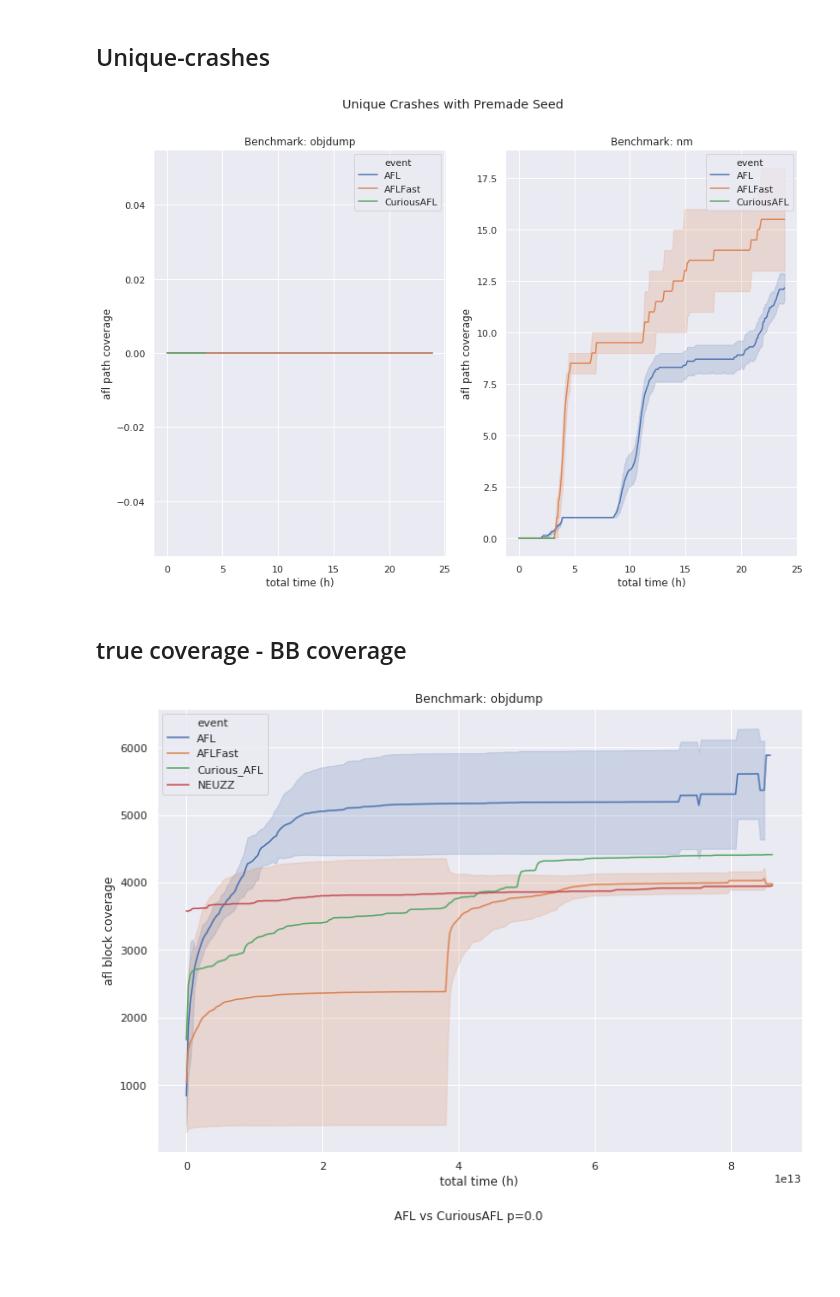
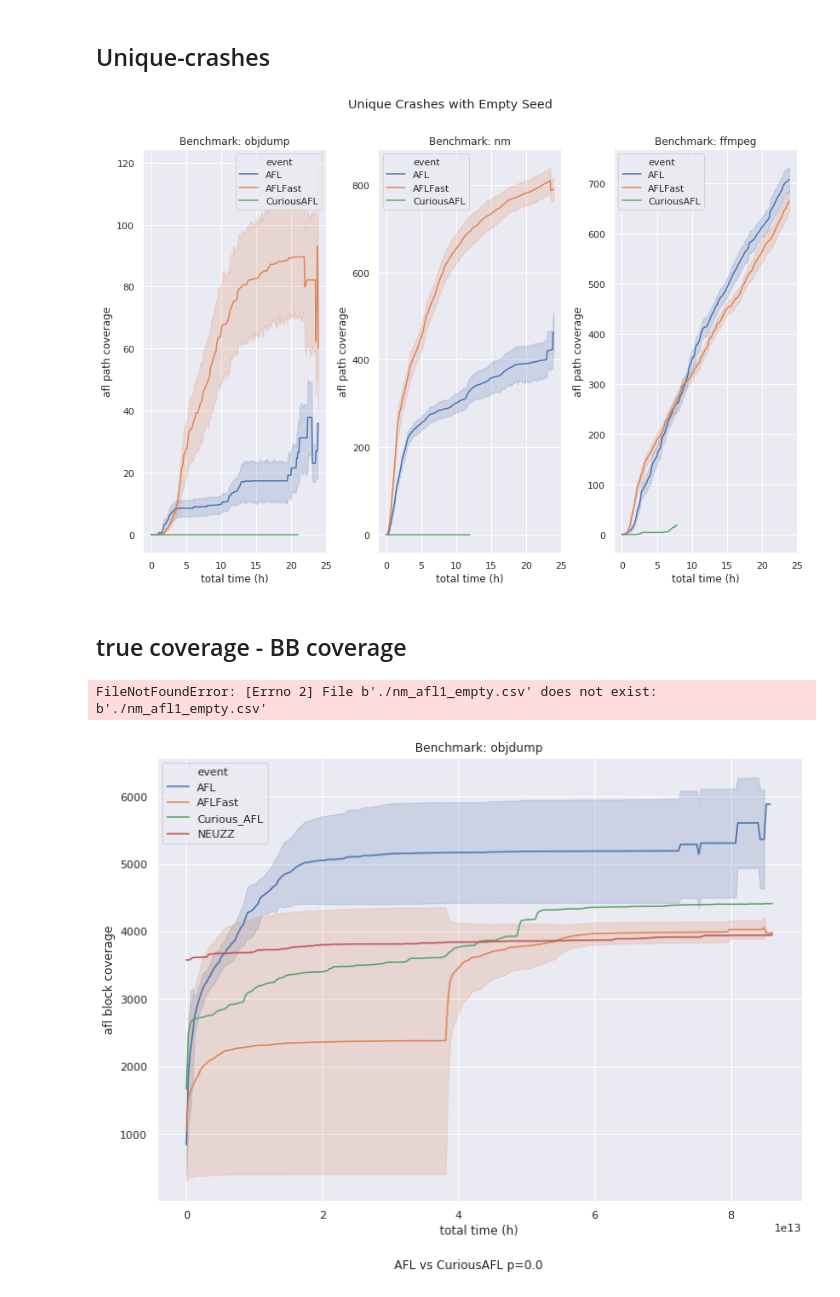
Before and after one commit to ackdav/CuriousAFL, a Jupyter notebook: Notebooks/Evaluation.ipynb, the cells around one changed output. Cells and saved outputs as stored; diff of their text form; code cells hidden in the pictures; blank space fills up the shorter version.

Commit message:
rewrite of graphs

```diff
--- a/Notebooks/Evaluation.ipynb
+++ b/Notebooks/Evaluation.ipynb
@@ -134,9 +145,9 @@ for i,exec_name in enumerate(names):
 results = {
     'objdump': pd.DataFrame(),
     'nm': pd.DataFrame(),
-    #'ffmpeg': pd.DataFrame()
+    'ffmpeg': pd.DataFrame()
 }
-empty_seed = False
+empty_seed = True
 # %%
 if empty_seed:
     seed=''
@@ -171,39 +182,39 @@ for exec_name in results:
 # %%
 if empty_seed:
     seed='empty_seed'
 else:
     seed='premade_seed'
 #names = list(results.keys())
 #fig, axes =plt.subplots(1,2) #sharey='row' for y-axis sharing
 fig = plt.figure()
-ax1 = fig.add_subplot(121)
-ax2 = fig.add_subplot(122)
-#ax3 = fig.add_subplot(133)
+ax1 = fig.add_subplot(131)
+ax2 = fig.add_subplot(132)
+ax3 = fig.add_subplot(133)
 
 
 ax1 = sns.lineplot(x="delta_time", y="unique_crashes", hue='event', ci=60,ax=ax1, data=results['objdump'])
 ax1.set(xlabel='total time (h)', ylabel='afl path coverage')
 ax1.legend()
 ax1.title.set_text('Benchmark: ' + 'objdump')
 #ax1.figtext(0.5, 0.01, "AFL vs CuriousAFL p=" + str(p), wrap=True, horizontalalignment='center', fontsize=12)
 
 ax2 = sns.lineplot(x="delta_time", y="unique_crashes", hue='event', ci=60, ax=ax2, data=results['nm'])
 ax2.set(xlabel='total time (h)', ylabel='afl path coverage')
 ax2.legend()
 ax2.title.set_text('Benchmark: ' + 'nm')
 
-#ax3 = sns.lineplot(x="delta_time", y="unique_crashes", hue='event', ci=60, ax=ax3, data=results['ffmpeg'])
-#ax3.set(xlabel='total time (h)', ylabel='afl path coverage')
-#ax3.legend()
-#ax3.title.set_text('Benchmark: ' + 'ffmpeg')
+ax3 = sns.lineplot(x="delta_time", y="unique_crashes", hue='event', ci=60, ax=ax3, data=results['ffmpeg'])
+ax3.set(xlabel='total time (h)', ylabel='afl path coverage')
+ax3.legend()
+ax3.title.set_text('Benchmark: ' + 'ffmpeg')
 
 #plt.ylabel("afl path coverage")
-fig.suptitle('Unique Crashes with Premade Seed')
+fig.suptitle('Unique Crashes with Empty Seed')
 fig.tight_layout()
 fig.subplots_adjust(top=0.88)
 plt.savefig('./'+seed+'_benchmarks_crashes_24h.png', dpi = 200)
 #ax2.figtext(0.5, 0.01, "AFL vs CuriousAFL p=" + str(p), wrap=True, horizontalalignment='center', fontsize=12)
 # %% [output]
-[figure, old version]
+[figure, new version]
 # %% [markdown]
 ## true coverage - BB coverage
@@ -229,3 +228,27 @@ for trial in range(1,8):
+# %%
+for exec_name in results:
+    for trial in range(1,8):
+        resultpath = os.path.join('./' + exec_name + '_afl' + str(trial)+ '_empty.csv')
+        df = pd.read_csv(resultpath)
+        df_coverage_resample(df, 'AFL')
+        results[exec_name] = results[exec_name].append(df)
+
+        resultpath = os.path.join('./' + exec_name + '_afl' + str(trial)+ '_empty.csv')
+        df = pd.read_csv(resultpath)
+        df_coverage_resample(df, 'AFLFast')
+        results[exec_name] = results[exec_name].append(df)
+
+
+    try:
+        for trial in ['']:
+            resultpath = os.path.join(resultspath + exec_name + seed, exec_name + seed + 'curious' + str(trial))
+            df = pd.read_csv(resultpath)
+            df = df_plotdata_resample(df, 'CuriousAFL', ' unique_crashes', 'unique_crashes')
+            results[exec_name] = results[exec_name].append(df)
+    except:
+        continue
+# %% [output]
+FileNotFoundError: [Errno 2] File b'./nm_afl1_empty.csv' does not exist: b'./nm_afl1_empty.csv'
 # %%
 # aflfast
 for trial in range(1,8):
```
Also changed, not shown: parts of 30 cells of this notebook.
